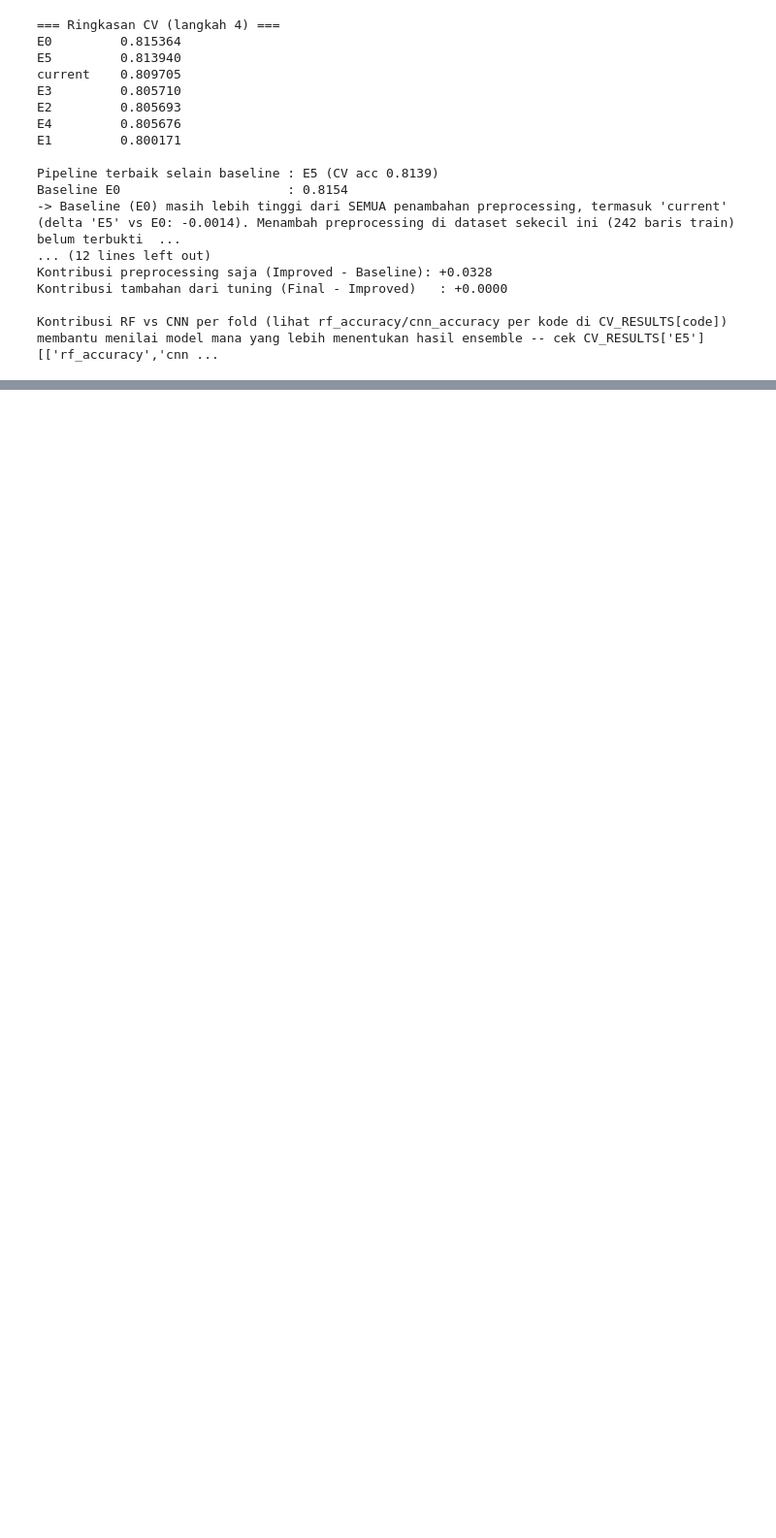
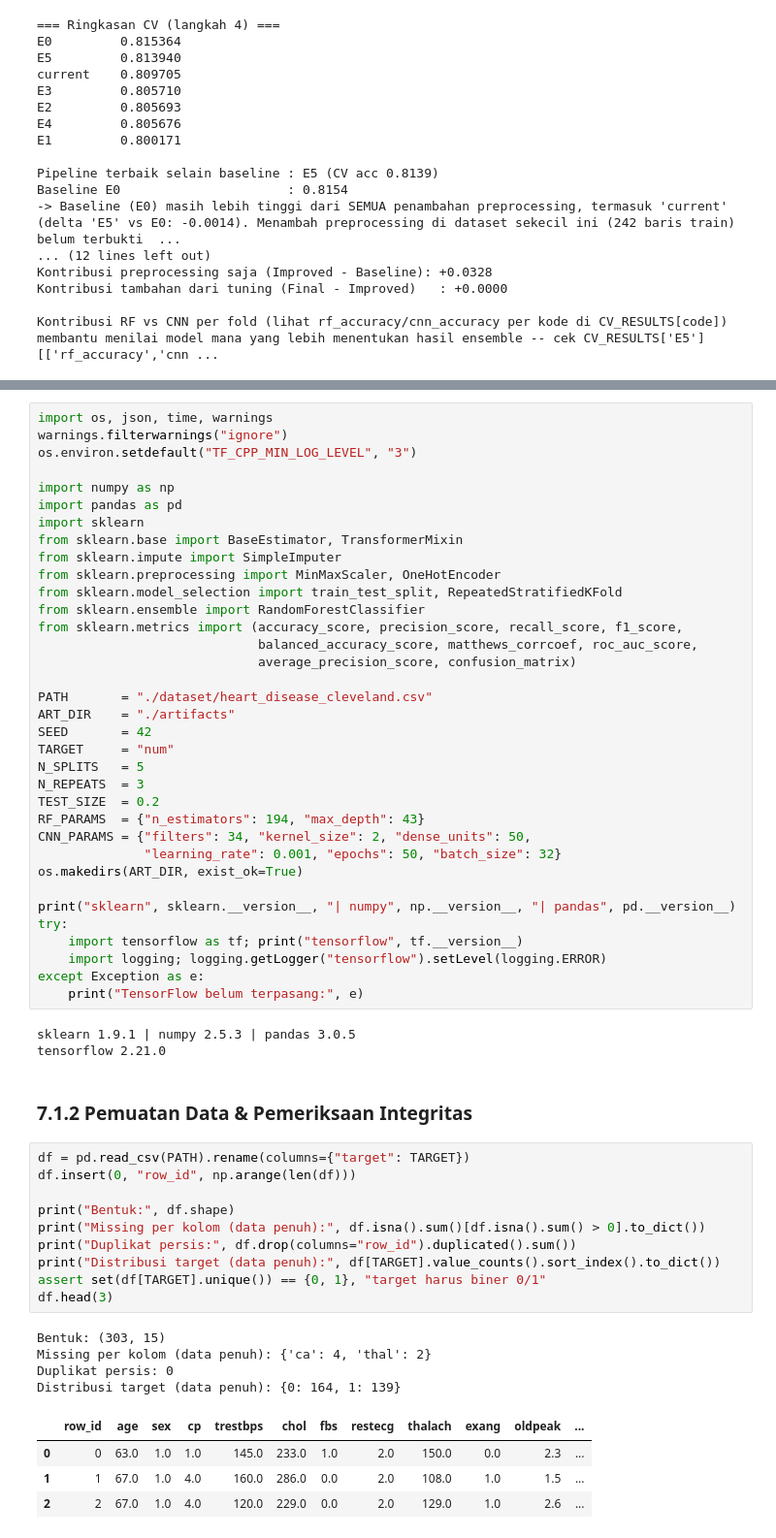
Before and after one commit to marcoyap41/heart-disease-prediction, a Jupyter notebook: main.ipynb, the cells around one changed output, grey strips where cells are left out. Shown at 97% size. Drawn from its saved outputs; the diff is of its cells as text; blank space fills up the shorter version.

```diff
--- a/main.ipynb
+++ b/main.ipynb
@@ -1864,0 +1939,59 @@ Kontribusi RF vs CNN per fold (lihat rf_accuracy/cnn_accuracy per kode di CV_RES
+# %%
+import os, json, time, warnings
+warnings.filterwarnings("ignore")
+os.environ.setdefault("TF_CPP_MIN_LOG_LEVEL", "3")
+
+import numpy as np
+import pandas as pd
+import sklearn
+from sklearn.base import BaseEstimator, TransformerMixin
+from sklearn.impute import SimpleImputer
+from sklearn.preprocessing import MinMaxScaler, OneHotEncoder
+from sklearn.model_selection import train_test_split, RepeatedStratifiedKFold
+from sklearn.ensemble import RandomForestClassifier
+from sklearn.metrics import (accuracy_score, precision_score, recall_score, f1_score,
+                             balanced_accuracy_score, matthews_corrcoef, roc_auc_score,
+                             average_precision_score, confusion_matrix)
+
+PATH       = "./dataset/heart_disease_cleveland.csv"
+ART_DIR    = "./artifacts"
+SEED       = 42
+TARGET     = "num"
+N_SPLITS   = 5
+N_REPEATS  = 3
+TEST_SIZE  = 0.2
+RF_PARAMS  = {"n_estimators": 194, "max_depth": 43}
+CNN_PARAMS = {"filters": 34, "kernel_size": 2, "dense_units": 50,
+              "learning_rate": 0.001, "epochs": 50, "batch_size": 32}
+os.makedirs(ART_DIR, exist_ok=True)
+
+print("sklearn", sklearn.__version__, "| numpy", np.__version__, "| pandas", pd.__version__)
+try:
+    import tensorflow as tf; print("tensorflow", tf.__version__)
+    import logging; logging.getLogger("tensorflow").setLevel(logging.ERROR)
+except Exception as e:
+    print("TensorFlow belum terpasang:", e)
+# %% [output]
+sklearn 1.9.1 | numpy 2.5.3 | pandas 3.0.5
+tensorflow 2.21.0
+# %% [markdown]
+### 7.1.2 Pemuatan Data & Pemeriksaan Integritas
+# %%
+df = pd.read_csv(PATH).rename(columns={"target": TARGET})
+df.insert(0, "row_id", np.arange(len(df)))
+
+print("Bentuk:", df.shape)
+print("Missing per kolom (data penuh):", df.isna().sum()[df.isna().sum() > 0].to_dict())
+print("Duplikat persis:", df.drop(columns="row_id").duplicated().sum())
+print("Distribusi target (data penuh):", df[TARGET].value_counts().sort_index().to_dict())
+assert set(df[TARGET].unique()) == {0, 1}, "target harus biner 0/1"
+df.head(3)
+# %% [output]
+Bentuk: (303, 15)
+Missing per kolom (data penuh): {'ca': 4, 'thal': 2}
+Duplikat persis: 0
+Distribusi target (data penuh): {0: 164, 1: 139}
+|  | row_id | age | sex | cp | trestbps | chol | fbs | restecg | thalach | exang | oldpeak | ... |
+| 0 | 0 | 63.0 | 1.0 | 1.0 | 145.0 | 233.0 | 1.0 | 2.0 | 150.0 | 0.0 | 2.3 | ... |
+| 1 | 1 | 67.0 | 1.0 | 4.0 | 160.0 | 286.0 | 0.0 | 2.0 | 108.0 | 1.0 | 1.5 | ... |
+| 2 | 2 | 67.0 | 1.0 | 4.0 | 120.0 | 229.0 | 0.0 | 2.0 | 129.0 | 1.0 | 2.6 | ... |
```
Also changed, not shown: parts of 56 cells of this notebook, 6 other files.
